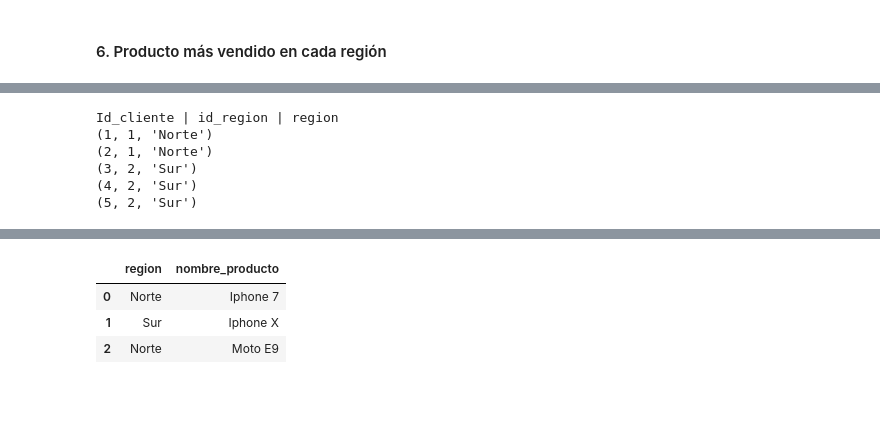
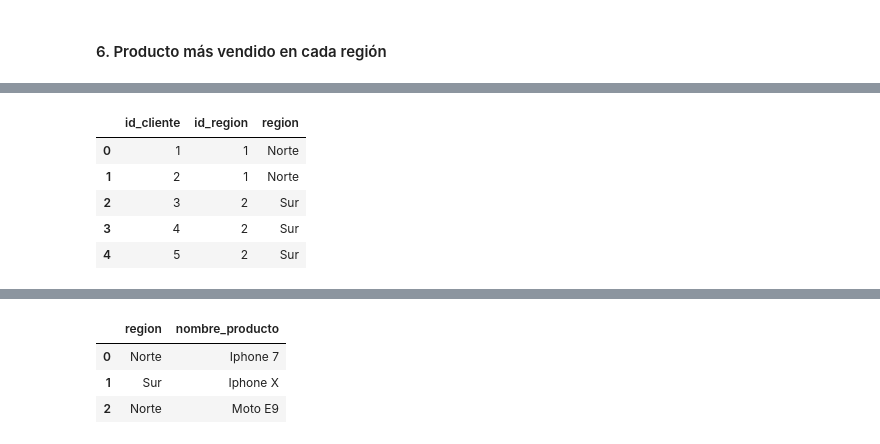
Before and after one commit to edcalderin/BigDataEngineering_ICARO, a Jupyter notebook: TP_Integrador.ipynb, the cells around one changed output, grey strips where cells are left out. Cells and saved outputs as stored; diff of their text form; code cells hidden in the pictures; blank space fills up the shorter version.

```diff
--- a/TP_Integrador.ipynb
+++ b/TP_Integrador.ipynb
@@ -128,23 +116,19 @@ Id_cliente | id_produto | nombre_producto
 # %%
-with connector.connect() as connection:
-    query = '''
-            DROP VIEW IF EXISTS cliente_region_view;
-            CREATE VIEW cliente_region_view AS
-            (
-                SELECT id_cliente, id_region, region FROM Clientes C
-                INNER JOIN Regiones R USING (id_region)
-            );
-            SELECT * FROM cliente_region_view
-            '''
-    result = connection.execute(query)
-    print('Id_cliente | id_region | region')
-    for item in result.fetchmany(10):
-        print(item)
+query = '''
+        DROP VIEW IF EXISTS cliente_region_view;
+        CREATE VIEW cliente_region_view AS
+        (
+            SELECT id_cliente, id_region, region FROM Clientes C
+            INNER JOIN Regiones R USING (id_region)
+        );
+        SELECT * FROM cliente_region_view
+        '''
+pd.read_sql(query, connector)
 # %% [output]
-Id_cliente | id_region | region
-(1, 1, 'Norte')
-(2, 1, 'Norte')
-(3, 2, 'Sur')
-(4, 2, 'Sur')
-(5, 2, 'Sur')
+|  | id_cliente | id_region | region |
+| 0 | 1 | 1 | Norte |
+| 1 | 2 | 1 | Norte |
+| 2 | 3 | 2 | Sur |
+| 3 | 4 | 2 | Sur |
+| 4 | 5 | 2 | Sur |
 # %%
```
Also changed, not shown: parts of 11 cells of this notebook.
